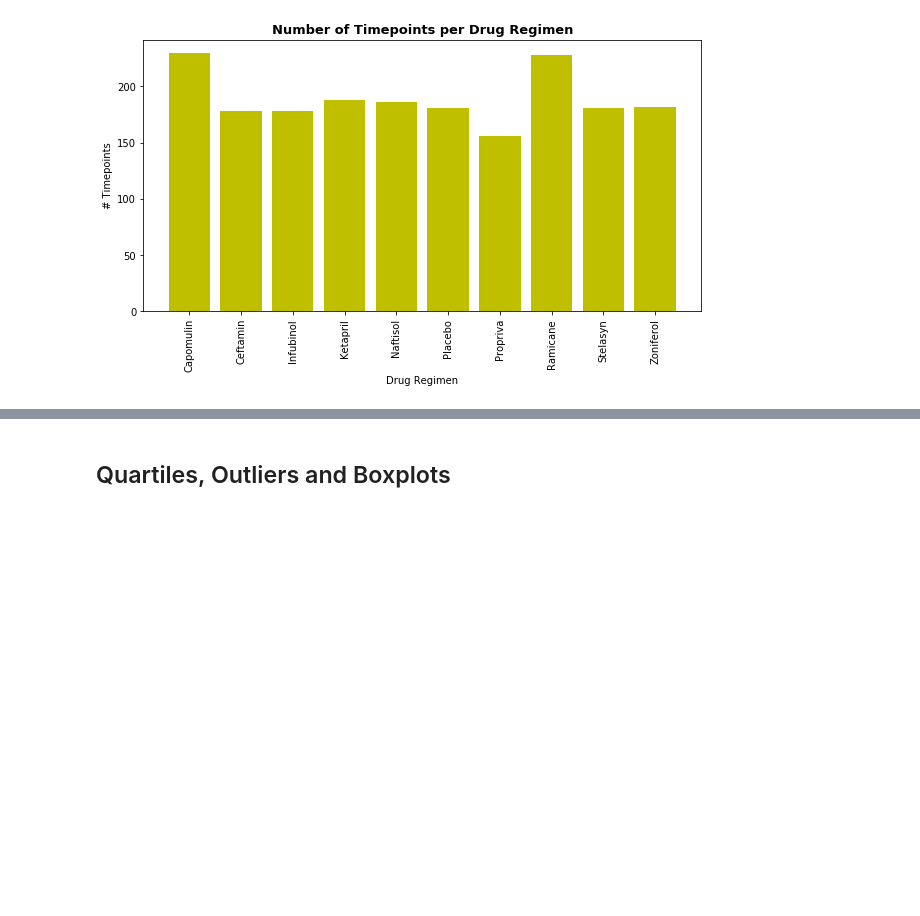
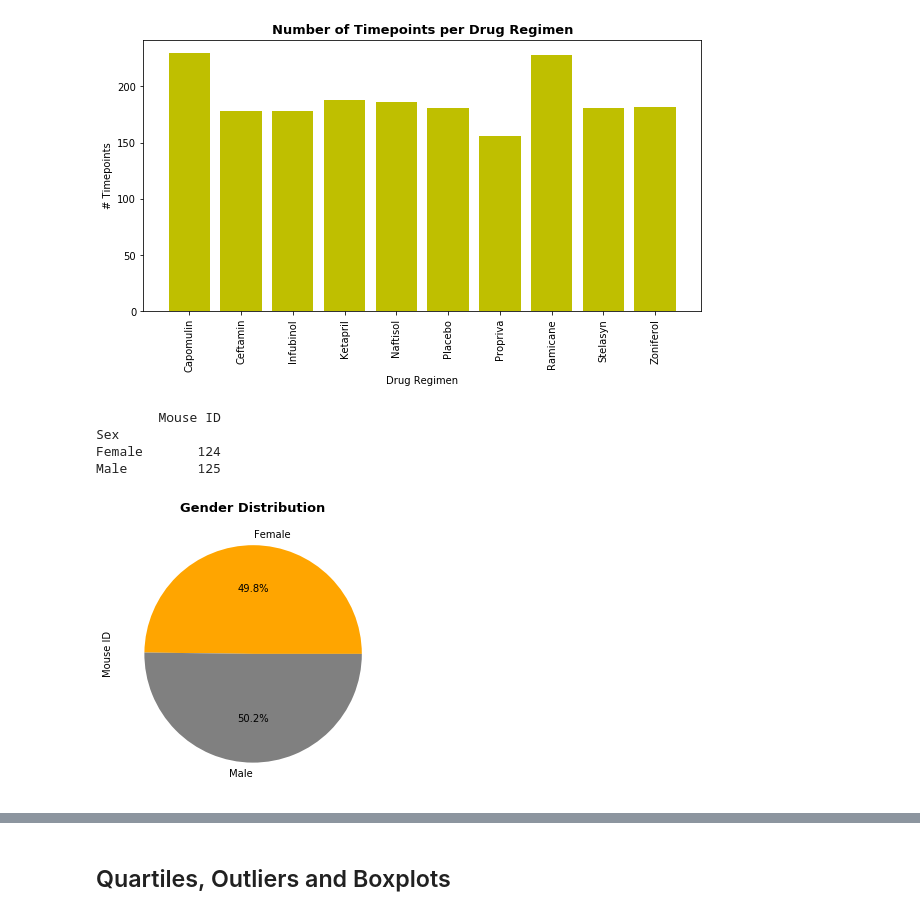
Before and after one commit to AndriyKDA/Matplotlib_challenge, a Jupyter notebook: Pymaceuticals/pymaceuticals_starter.ipynb, the cells around one changed output, grey strips where cells are left out. Cells and saved outputs as stored; diff of their text form; code cells hidden in the pictures; blank space fills up the shorter version.

```diff
--- a/Pymaceuticals/pymaceuticals_starter.ipynb
+++ b/Pymaceuticals/pymaceuticals_starter.ipynb
@@ -256,4 +256,20 @@ plt.xticks(rotation=90)
 plt.show()
 # %% [output]
 [figure]
+# %%
+# Generate a pie plot showing the distribution of female versus male mice using Pandas
+group_gender = clean_df.groupby("Sex")
+gender = pd.DataFrame(group_gender["Mouse ID"].nunique())
+print(gender)
+
+colors = ["orange", "grey"]
+gender.plot(kind = "pie", colors = colors, figsize = (10,5), subplots = True, legend = False, autopct = "%1.1f%%")
+plt.title("Gender Distribution", fontsize = 13, fontweight = 'bold')
+plt.show()
+# %% [output]
+        Mouse ID
+Sex
+Female       124
+Male         125
+[figure, added]
 # %%
```
Also changed, not shown: parts of 4 cells of this notebook, 4 other files.
